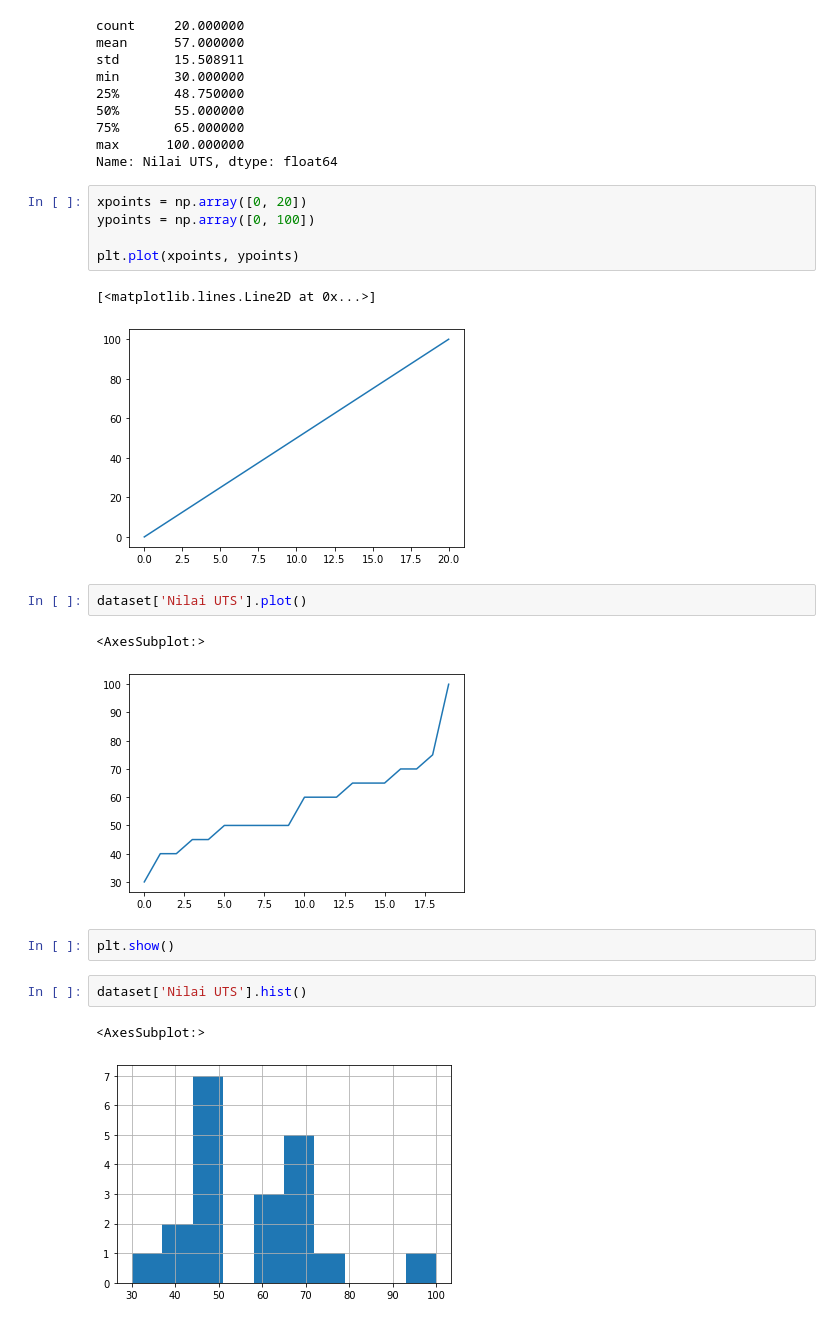
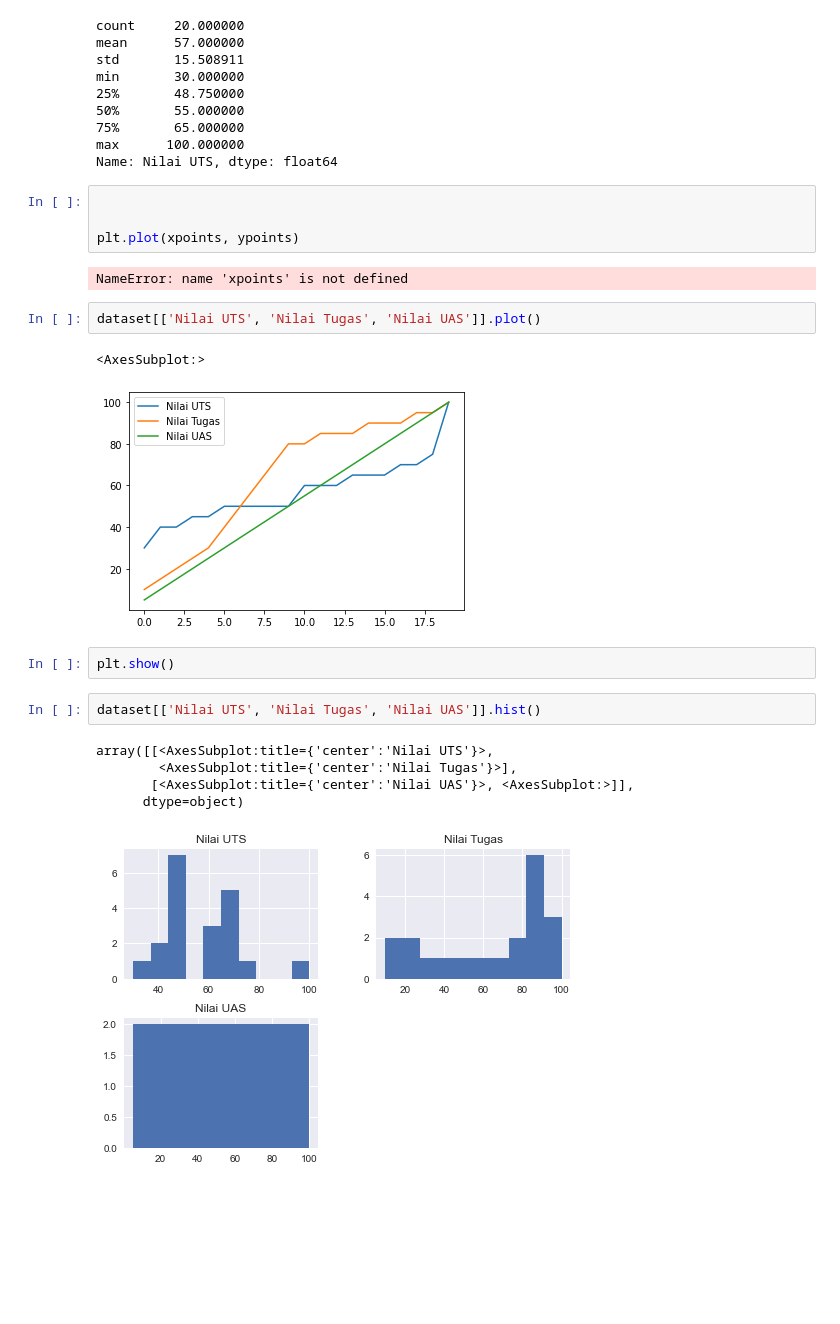
Before and after one commit to rysamuel9/Tugas-Data-Mining, a Jupyter notebook: Sesi 2 - Tugas Grafik Satistik/grafik_statistik_nilaimhs.ipynb, the cells around one changed output. Drawn from its saved outputs; the diff is of its cells as text; blank space fills up the shorter version.

Commit message:
Buat Grafik Histogram

```diff
--- a/Sesi 2 - Tugas Grafik Satistik/grafik_statistik_nilaimhs.ipynb
+++ b/Sesi 2 - Tugas Grafik Satistik/grafik_statistik_nilaimhs.ipynb
@@ -45,23 +47,24 @@ min       30.000000
 75%       65.000000
 max      100.000000
 Name: Nilai UTS, dtype: float64
-# %%
-xpoints = np.array([0, 20])
-ypoints = np.array([0, 100])
-
-plt.plot(xpoints, ypoints)
-# %% [output]
-[<matplotlib.lines.Line2D at 0x...>]
-[figure, removed]
+# %%
+
+
+plt.plot(xpoints, ypoints)
+# %% [output]
+NameError: name 'xpoints' is not defined
 # %%
-dataset['Nilai UTS'].plot()
+dataset[['Nilai UTS', 'Nilai Tugas', 'Nilai UAS']].plot()
 # %% [output]
 <AxesSubplot:>
-[figure, old version]
+[figure, new version]
 # %%
 plt.show()
 # %%
-dataset['Nilai UTS'].hist()
+dataset[['Nilai UTS', 'Nilai Tugas', 'Nilai UAS']].hist()
 # %% [output]
-<AxesSubplot:>
+array([[<AxesSubplot:title={'center':'Nilai UTS'}>,
+        <AxesSubplot:title={'center':'Nilai Tugas'}>],
+       [<AxesSubplot:title={'center':'Nilai UAS'}>, <AxesSubplot:>]],
+      dtype=object)
-[figure, old version]
+[figure, new version]
```
Also changed, not shown: parts of 6 cells of this notebook, 6 other files.
